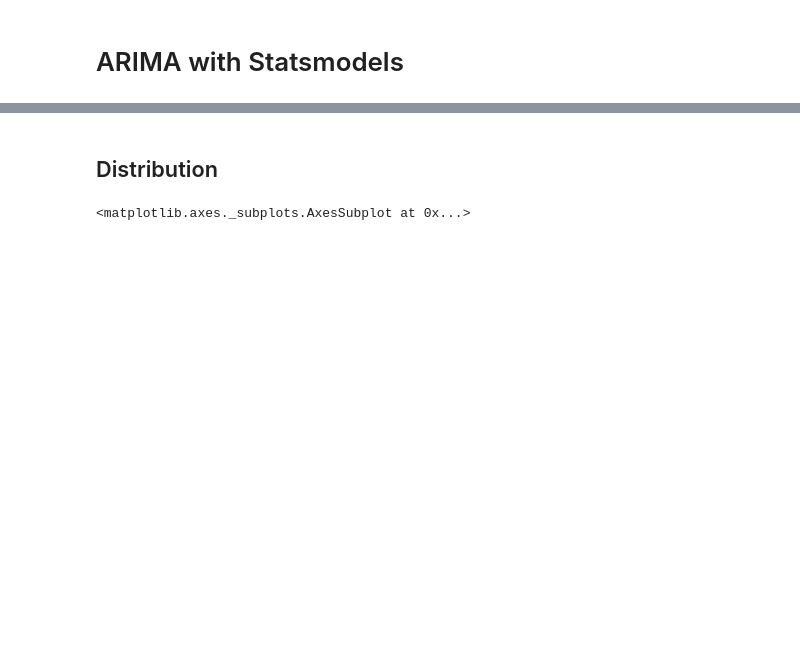
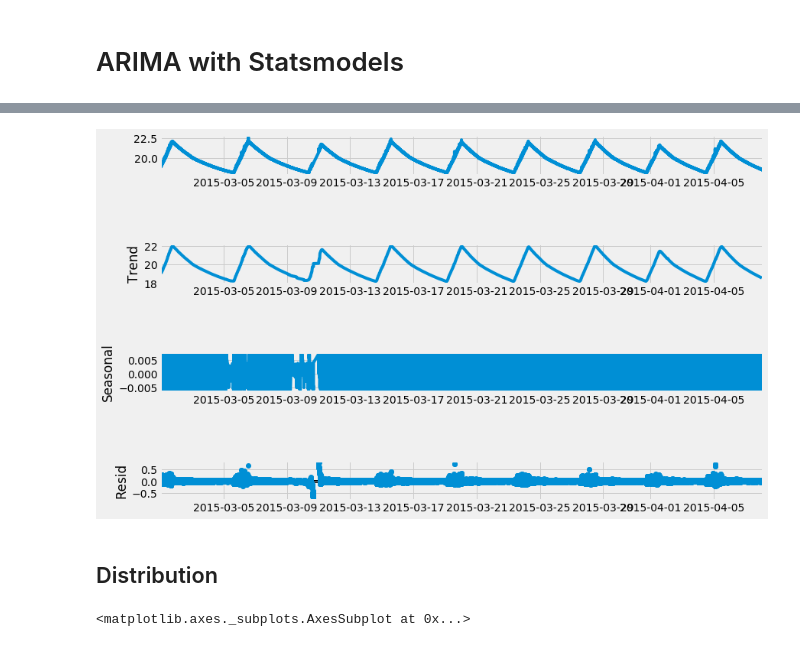
Before and after one commit to parinyad123/Telemetry_Project, a Jupyter notebook: Predict_time_Series/Telemetry/TANKTEMP092_098.ipynb, the cells around one changed output, grey strips where cells are left out. Saved outputs shown, nothing was run; the diff lists cells and outputs as text; code cells hidden in the pictures; blank space fills up the shorter version.

```diff
--- a/Predict_time_Series/Telemetry/TANKTEMP092_098.ipynb
+++ b/Predict_time_Series/Telemetry/TANKTEMP092_098.ipynb
@@ -459,3 +480,9 @@ time_series.rolling()
+# %%
+decomp = seasonal_decompose(data_stat,model='additive', freq =100)
+fig = decomp.plot()
+fig.set_size_inches(15,8)
+# %% [output]
+[figure, added]
 # %% [markdown]
 ## Distribution
 # %%
```
Also changed, not shown: parts of 5 cells of this notebook, 1 other file.
